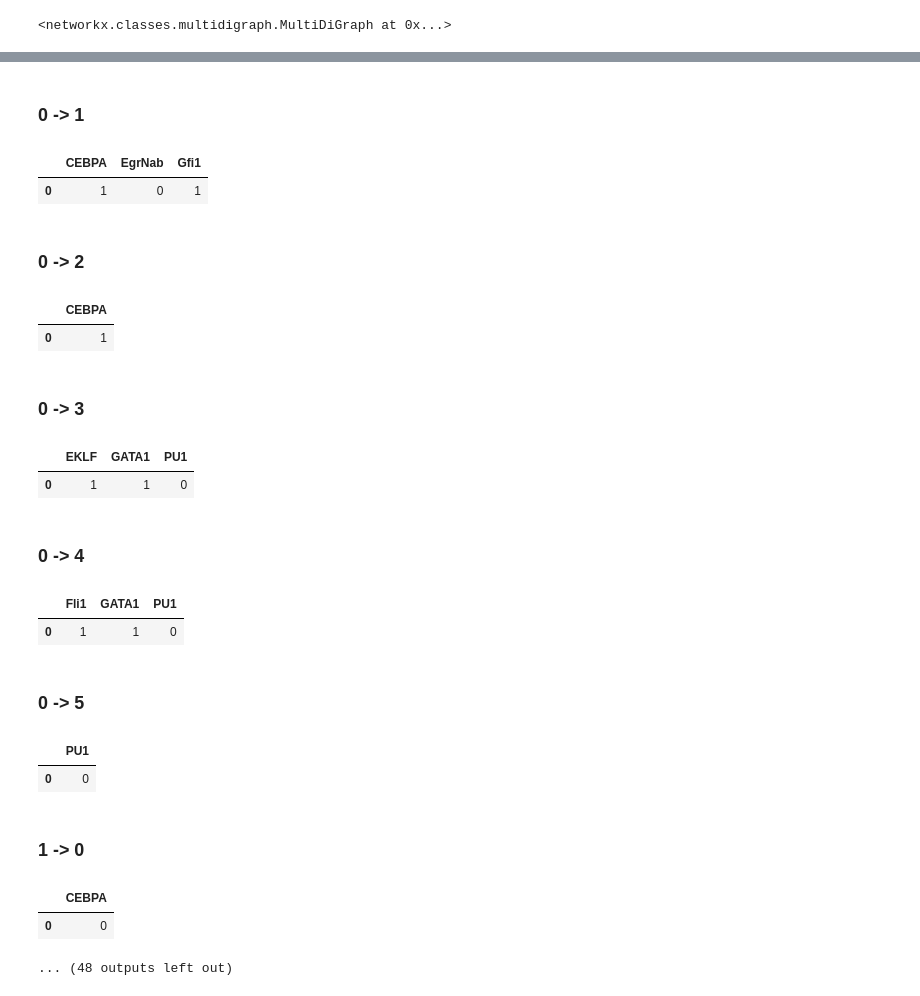
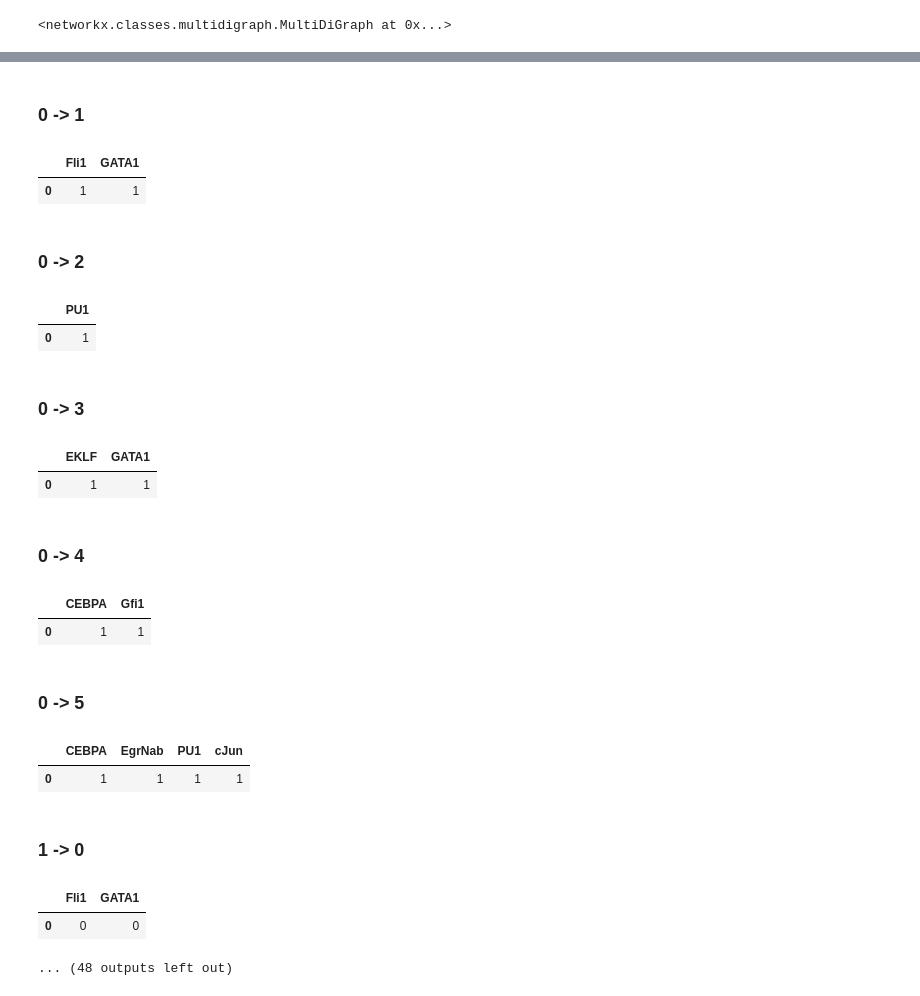
Before and after one commit to algorecell/cabean-python, a Jupyter notebook: examples/Myeloid (Krumsiek 2011).ipynb, the cells around one changed output, grey strips where cells are left out. Cells and saved outputs as stored; diff of their text form; code cells hidden in the pictures.

```diff
--- a/examples/Myeloid (Krumsiek 2011).ipynb
+++ b/examples/Myeloid (Krumsiek 2011).ipynb
@@ -60,30 +54,30 @@ tabulate(a)
 init = {"Fli1": 1}
 dest = {"Gfi1": 1}
 # %%
-r1 = cabean.OneStepReprogramming(bn)
+r1 = cabean.OneStep_Instantaneous(bn)
 k = len(a)
 for i in range(k):
     for j in range(k):
         if i == j: continue
         display(Markdown("### {} -> {}".format(i,j)))
         display(r1.attractor_to_attractor(a[i], a[j]).as_table())
 # %% [output]
 ### 0 -> 1
-|  | CEBPA | EgrNab | Gfi1 |
-| 0 | 1 | 0 | 1 |
+|  | Fli1 | GATA1 |
+| 0 | 1 | 1 |
 ### 0 -> 2
-|  | CEBPA |
+|  | PU1 |
 | 0 | 1 |
 ### 0 -> 3
-|  | EKLF | GATA1 | PU1 |
-| 0 | 1 | 1 | 0 |
+|  | EKLF | GATA1 |
+| 0 | 1 | 1 |
 ### 0 -> 4
-|  | Fli1 | GATA1 | PU1 |
-| 0 | 1 | 1 | 0 |
+|  | CEBPA | Gfi1 |
+| 0 | 1 | 1 |
 ### 0 -> 5
-|  | PU1 |
-| 0 | 0 |
+|  | CEBPA | EgrNab | PU1 | cJun |
+| 0 | 1 | 1 | 1 | 1 |
 ### 1 -> 0
-|  | CEBPA |
-| 0 | 0 |
+|  | Fli1 | GATA1 |
+| 0 | 0 | 0 |
 ... (48 outputs left out)
```
Also changed, not shown: parts of 2 cells of this notebook, 1 other file.
